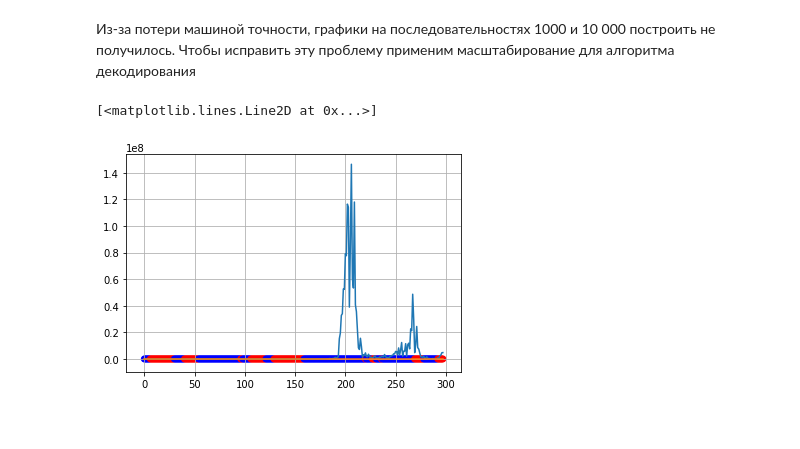
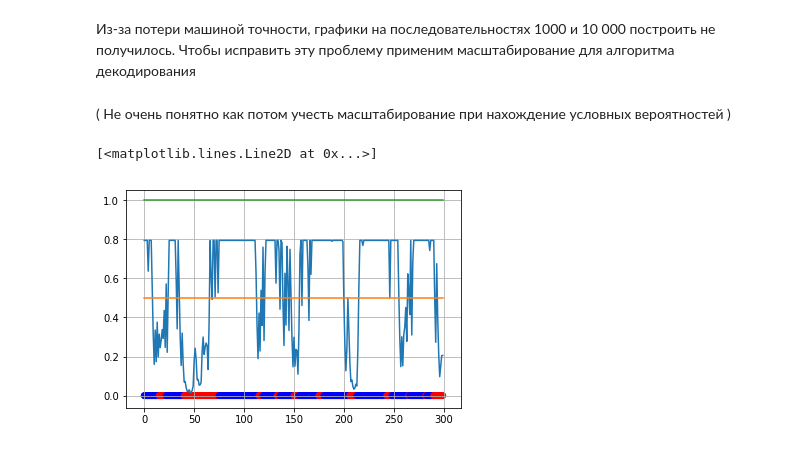
Before and after one commit to evgeniy97/unfarCasino, a Jupyter notebook: KhomutovTask-Copy1.ipynb, the cells around one changed output. Drawn from its saved outputs; the diff is of its cells as text; code cells hidden in the pictures.

```diff
--- a/KhomutovTask-Copy1.ipynb
+++ b/KhomutovTask-Copy1.ipynb
@@ -493,3 +501,5 @@ ax.plot([1 for i in conditionsProbs])
+# %% [markdown]
+ ( Не очень понятно как потом учесть масштабирование при нахождение условных вероятностей )
 # %%
 class PosteriorDecodingScaled(baseAlgo):
     def __init__(self, data):
@@ -502,6 +512,9 @@ class PosteriorDecodingScaled(baseAlgo):
         self.b = []
         # For decoding
         self.conditionalProbability = None
+        # For scaling
+        self.scaledConstF = []
+        self.scaledConstB = []
 
     def stepForward(self, index):
         self.f.append([])
@@ -511,6 +524,9 @@ class PosteriorDecodingScaled(baseAlgo):
             observedProbability = self.diceValueProbability[state][self.data[index] - 1]
             probability = observedProbability * sum(previuosState * transitionProbability)
             self.f[-1].append(probability)
+
+        self.scaledConstF.append(max(self.f[-1]))
+        self.f[-1] = self.f[-1]/self.scaledConstF[-1]
 
     def stepBackward(self, index):
         ### backward step
@@ -523,6 +539,9 @@ class PosteriorDecodingScaled(baseAlgo):
             probability = sum(transitionProbability * observedProbability * nextState)
             self.b[-1].append(probability)
 
+        self.scaledConstB.append(max(self.b[-1]))
+        self.b[-1] = self.b[-1]/self.scaledConstB[-1]
+
 
     def __call__(self):
         if self.conditionalProbability == None: self.initialization()
@@ -533,36 +552,42 @@ class PosteriorDecodingScaled(baseAlgo):
         # Init
         self.f.append([self.startProbability[state] for state in self.states] *
                       np.array([self.diceValueProbability[state][self.data[0] - 1] for state in self.states]))
+
+        self.scaledConstF.append(max(self.f[-1]))
+        self.f[-1] = self.f[-1]/self.scaledConstF[-1]
         # Recursion
         for i in range(1,self.L):
             self.stepForward(i)
-        self.pathProbability = sum(self.f[-1])
+        #self.pathProbability = sum(self.f[-1]) * multiply(PosteriorHack.scaledConstF)
+        self.pathProbability = sum(self.f[-1]) #* multiply(PosteriorHack.scaledConstF)
         ### ____________ ###
 
         ### Backward and decoding ###
         self.conditionalProbability = []
-        self.bPrevious = [1,1]
 
         self.b.append([1 for state in self.states])
+        self.scaledConstB.append(1)
         for i in range(self.L-1,0,-1):
             self.stepBackward(i)
 
         self.b = self.b[::-1]
         for i in range(self.L):
+            #conProb = self.f[i][0]*self.b[i][0] * self.scaledConstB[i]* self.scaledConstF[i] / self.pathProbability
             conProb = self.f[i][0]*self.b[i][0] / self.pathProbability
             self.conditionalProbability.append(conProb)
 # %%
 PosteriorHack = PosteriorDecodingScaled(dataset300)
 conditionsProbs = PosteriorHack()
 fig,ax = plt.subplots()
 ax.grid(True, which='both')
 ax.axis('on')
 ax.plot(conditionsProbs)
+labelColor = ['b' if l == 'F' else 'r' for l in dataset300Labels]
 ax.scatter(range(len(conditionsProbs)),[0 for i in conditionsProbs],color=labelColor)
 # Настроить оси
-ax.plot([.05 for i in conditionsProbs])
-#ax.plot([1 for i in conditionsProbs])
+ax.plot([.5 for i in conditionsProbs])
+ax.plot([1 for i in conditionsProbs])
 #ax.plot([0 for i in conditionsProbs])
 # %% [output]
 [<matplotlib.lines.Line2D at 0x...>]
-[figure, old version]
+[figure, new version]
```
Also changed, not shown: parts of 5 cells of this notebook.
